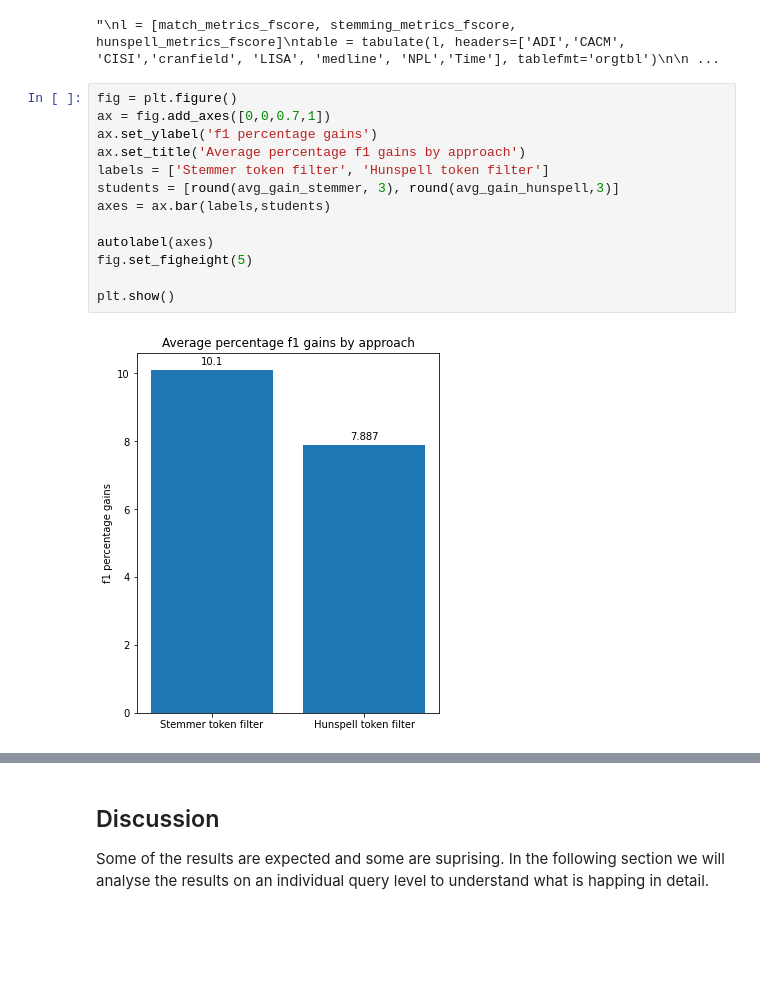
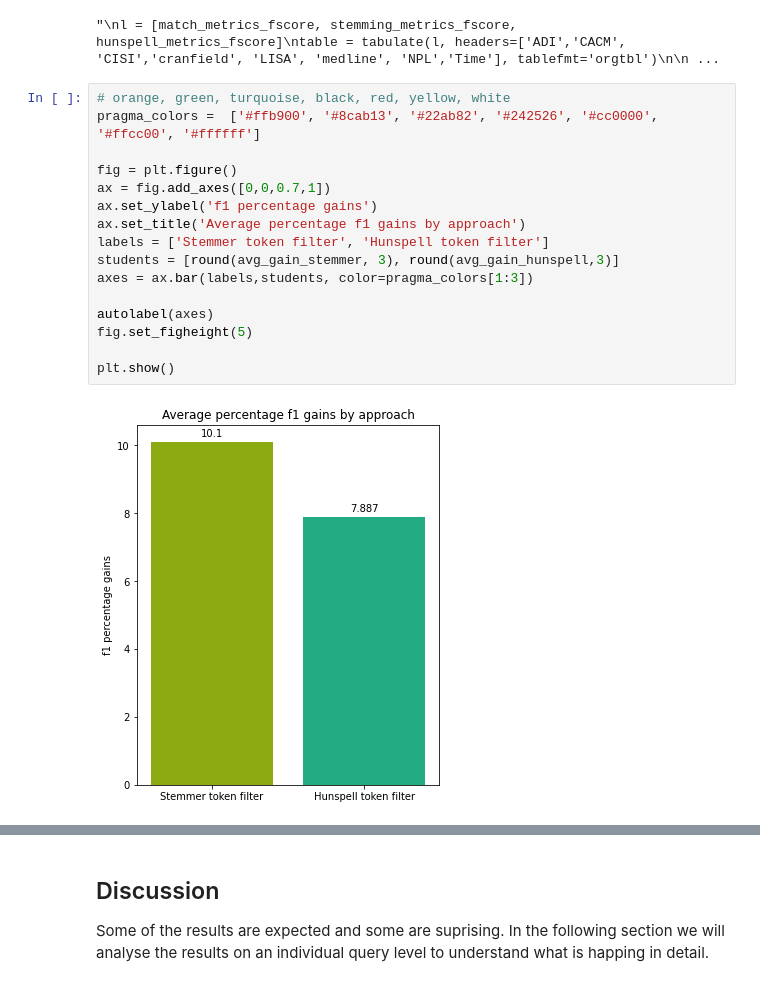
Before and after one commit to pragmalingu/experiments, a Jupyter notebook: 01_Stemming/Evaluation/Comparison_Stemming_vs_Standard_Search.ipynb, the cells around one changed output, grey strips where cells are left out. Saved outputs shown, nothing was run; the diff lists cells and outputs as text; blank space fills up the shorter version.

```diff
--- a/01_Stemming/Evaluation/Comparison_Stemming_vs_Standard_Search.ipynb
+++ b/01_Stemming/Evaluation/Comparison_Stemming_vs_Standard_Search.ipynb
@@ -1593,18 +1606,21 @@ print(table)
 7.89%
 "\nl = [match_metrics_fscore, stemming_metrics_fscore, hunspell_metrics_fscore]\ntable = tabulate(l, headers=['ADI','CACM', 'CISI','cranfield', 'LISA', 'medline', 'NPL','Time'], tablefmt='orgtbl')\n\n ...
 # %%
+# orange, green, turquoise, black, red, yellow, white
+pragma_colors =  ['#ffb900', '#8cab13', '#22ab82', '#242526', '#cc0000',  '#ffcc00', '#ffffff']
+
 fig = plt.figure()
 ax = fig.add_axes([0,0,0.7,1])
 ax.set_ylabel('f1 percentage gains')
 ax.set_title('Average percentage f1 gains by approach')
 labels = ['Stemmer token filter', 'Hunspell token filter']
 students = [round(avg_gain_stemmer, 3), round(avg_gain_hunspell,3)]
-axes = ax.bar(labels,students)
+axes = ax.bar(labels,students, color=pragma_colors[1:3])
 
 autolabel(axes)
 fig.set_figheight(5)
 
 plt.show()
 # %% [output]
-[figure, old version]
+[figure, new version]
 # %%
```
Also changed, not shown: parts of 13 cells of this notebook.
